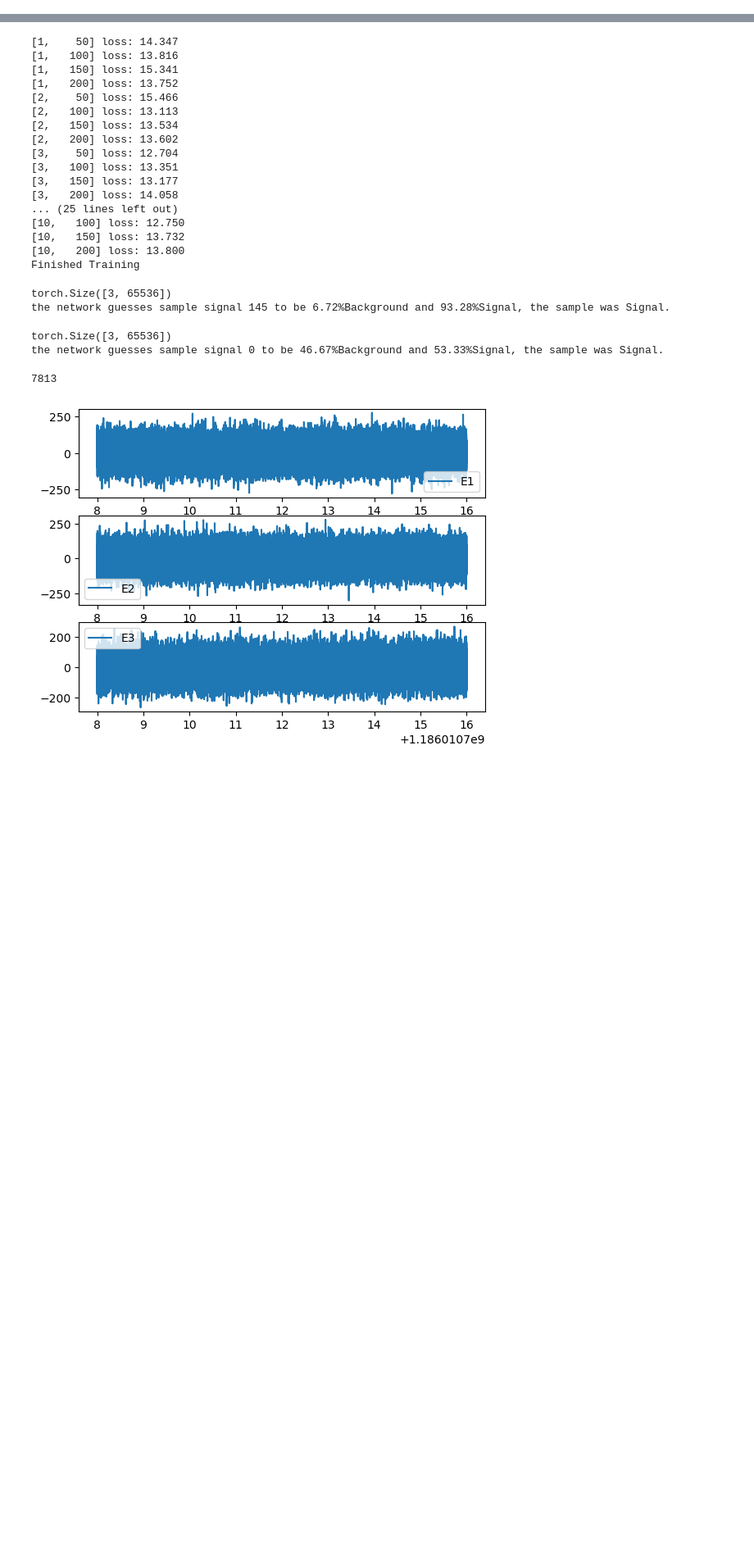
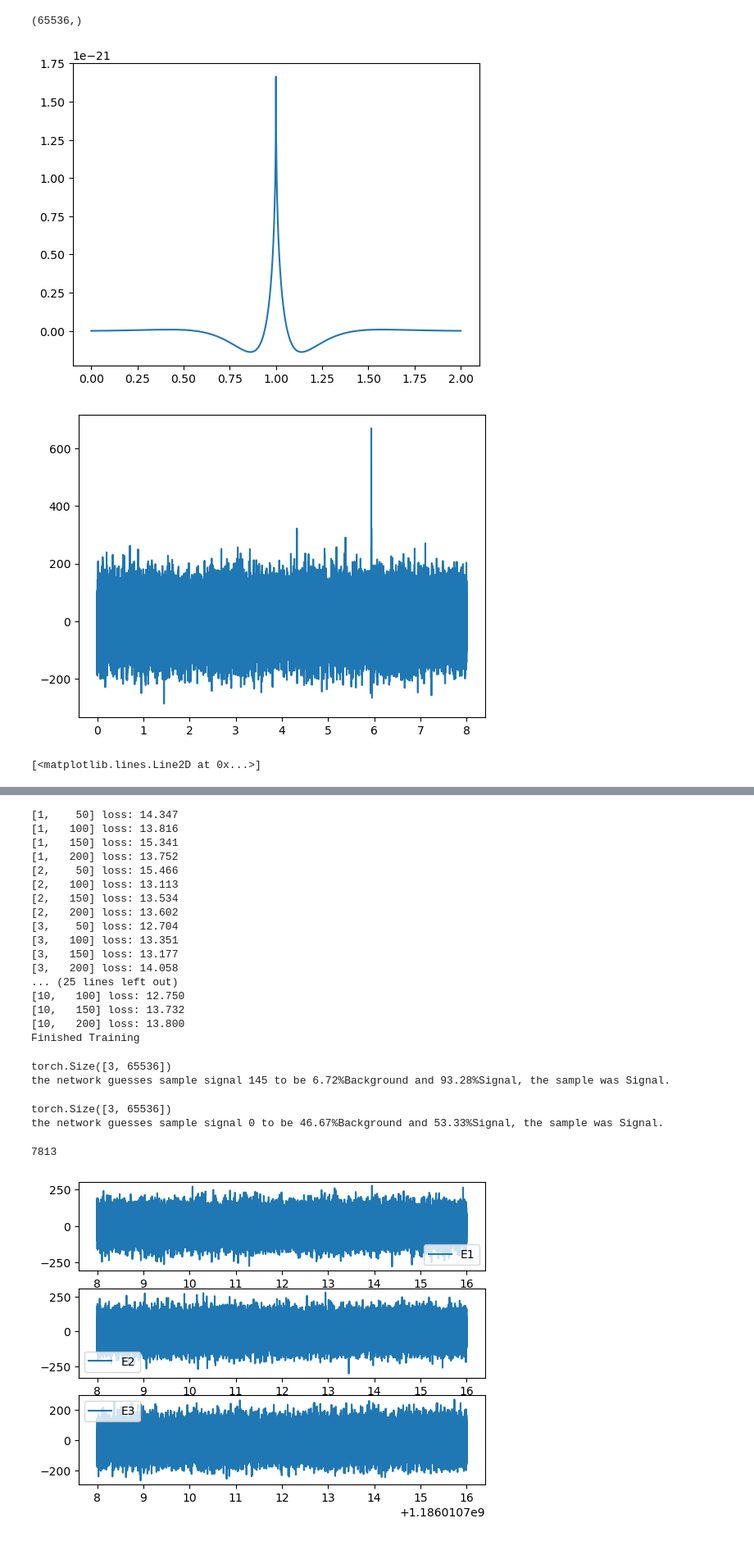
Before and after one commit to jurriaan585/Project2_CAML, a Jupyter notebook: Code/TESTER.ipynb, the cells around one changed output, grey strips where cells are left out. Shown at 82% size. Saved outputs shown, nothing was run; the diff lists cells and outputs as text; code cells hidden in the pictures; blank space fills up the shorter version.

```diff
--- a/Code/TESTER.ipynb
+++ b/Code/TESTER.ipynb
@@ -7,3 +7,24 @@ from data.Data_loader import GravitationalWave_datastrain_New as GW_DS
 # %%
+path_old = '/data/gravwav/lopezm/ML_projects/Projects_2022/Project_2/Data'
+data_old = GW_DS(path)
+
 path = '/data/gravwav/lopezm/ML_projects/Projects_2022/Project_2/Data_new'
-data = GW_DS(path)
+data = GW_DS_NEW(path)
+
+ID = 245
+x1= np.load(path+f'/Waveforms/wf{ID}.npy.html')
+x2= np.load(path+f'/Waveforms/wf1.npy.html')
+x3= np.load(path+f'/Waveforms/wf50.npy.html')
+x4= np.load(path+f'/Waveforms/wf6500.npy.html')
+y = np.load(path+f'/Injections/Whitened/injection_wf{ID}.npy.html')
+print(y.T[3].shape)
+plt.plot(x1.T[0],x1.T[1])
+plt.show()
+plt.plot(y.T[3]-y.T[3][0],y.T[0])
+plt.show()
+plt.plot((x3.T[1]))
+# %% [output]
+(65536,)
+[figure, added]
+[figure, added]
+[<matplotlib.lines.Line2D at 0x...>]
```
Also changed, not shown: parts of 5 cells of this notebook, 16 other files.
